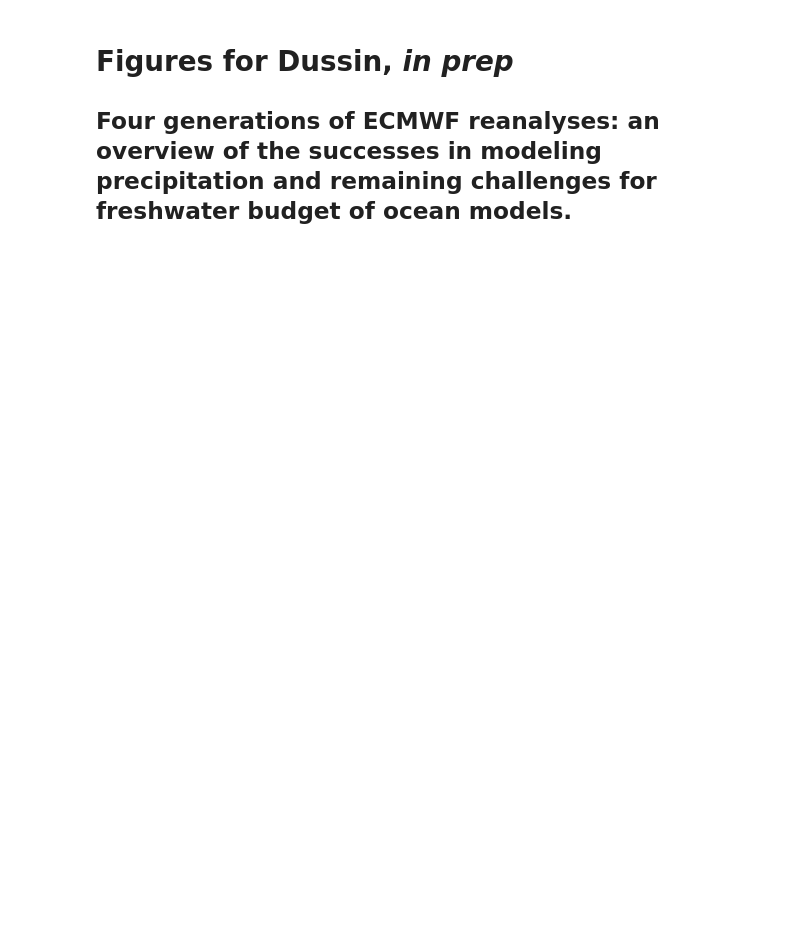
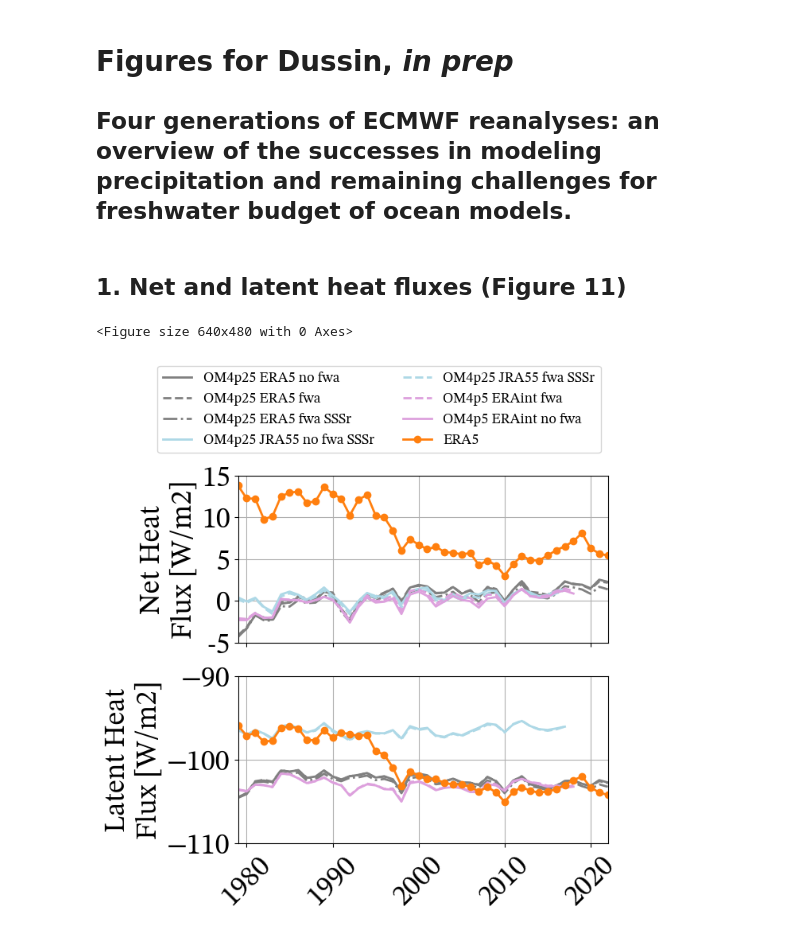
Before and after one commit to raphaeldussin/publications_material, a Jupyter notebook: Dussin_Freshwater_ECMWF_ERA5.ipynb, the cells around one changed output. Drawn from its saved outputs; the diff is of its cells as text; code cells hidden in the pictures; blank space fills up the shorter version.

```diff
--- a/Dussin_Freshwater_ECMWF_ERA5.ipynb
+++ b/Dussin_Freshwater_ECMWF_ERA5.ipynb
@@ -2,3 +2,80 @@
 # Figures for Dussin, *in prep*
 
 ## **Four generations of ECMWF reanalyses: an overview of the successes in modeling precipitation and remaining challenges for freshwater budget of ocean models.**
+# %% [markdown]
+## 1. Net and latent heat fluxes (Figure 11)
+# %%
+import cftime
+import numpy as np
+import xarray as xr
+import matplotlib.pyplot as plt
+
+use_stix = True
+
+if use_stix:
+    # replace with your own copy
+    dirstix = "/net2/rnd/dev/stixfonts/fonts/static_ttf"
+    import matplotlib.font_manager as font_manager
+    for font in font_manager.findSystemFonts(dirstix):
+        font_manager.fontManager.addfont(font)
+    # Set font family globally
+    plt.rcParams['font.family'] = 'STIX Two Text'
+
+# load data
+ts_era5 = xr.open_dataset("data_Dussin_Precips_ECMWF/timeserie_fluxes_ERA5.nc")
+ts_nofw = xr.open_dataset("data_Dussin_Precips_ECMWF/timeserie_fluxes_run_ERA5_nofw.nc")
+ts_fw = xr.open_dataset("data_Dussin_Precips_ECMWF/timeserie_fluxes_run_ERA5_fw.nc")
+ts_fw_rest = xr.open_dataset("data_Dussin_Precips_ECMWF/timeserie_fluxes_run_ERA_fw_rest.nc")
+ts_jra_nofw = xr.open_dataset("data_Dussin_Precips_ECMWF/timeserie_fluxes_run_JRA55_nofw.nc")
+ts_jra_fw = xr.open_dataset("data_Dussin_Precips_ECMWF/timeserie_fluxes_run_JRA55_fw.nc")
+ts_eraint_fw = xr.open_dataset("data_Dussin_Precips_ECMWF/timeserie_fluxes_run_ERAint_fw.nc")
+ts_eraint_nofw = xr.open_dataset("data_Dussin_Precips_ECMWF/timeserie_fluxes_run_ERAint_nofw.nc")
+
+ts_eraint_fw["time"] = xr.DataArray(np.arange(1979, 2018+1), dims="time")
+ts_eraint_nofw["time"] = xr.DataArray(np.arange(1979, 2018+1), dims="time")
+
+# plot
+plt.rcParams.update({"font.size": 26})
+kwargs=dict(linewidth=2)
+plt.figure()
+f, axs = plt.subplots(nrows=2, figsize=[6,6])
+ts_nofw["net"].plot(ax=axs[0], color="grey", linestyle="-", label="OM4p25 ERA5 no fwa", **kwargs)
+ts_fw["net"].plot(ax=axs[0], color="grey", linestyle="--", label="OM4p25 ERA5 fwa", **kwargs)
+ts_fw_rest["net"].plot(ax=axs[0], color="grey", linestyle="-.", label="OM4p25 ERA5 fwa SSSr", **kwargs)
+ts_jra_nofw["net"].plot(ax=axs[0], color="lightblue", linestyle="-", label="OM4p25 JRA55 no fwa SSSr", **kwargs)
+ts_jra_fw["net"].plot(ax=axs[0], color="lightblue", linestyle="--",  label="OM4p25 JRA55 fwa SSSr", **kwargs)
+ts_eraint_fw["ave_hfds"].plot(ax=axs[0], color="plum", linestyle="--",  label="OM4p5 ERAint fwa", **kwargs)
+ts_eraint_nofw["ave_hfds"].plot(ax=axs[0], color="plum", linestyle="-",  label="OM4p5 ERAint no fwa", **kwargs)
+ts_era5["net"].plot(ax=axs[0], color="tab:orange", marker="o", label="ERA5", **kwargs)
+axs[0].set_xlim([1979,2022])
+axs[0].set_ylim([-5,15])
+axs[0].grid()
+axs[0].set_xlabel("")
+axs[0].set_ylabel("Net Heat\nFlux [W/m2]")
+axs[0].set_xticks([1980,1990,2000,2010,2020],
+           ["", "", "", "", ""])
+axs[0].set_yticks([-5,0,5,10, 15],
+           [-5,0,5,10,15])
+
+axs[0].legend(bbox_to_anchor=[0.8, 1.5, 0.2, 0.2], fontsize=13, frameon=True, ncols=2)
+ts_nofw["latent"].plot(ax=axs[1], color="grey", linestyle="-", **kwargs)
+ts_fw["latent"].plot(ax=axs[1], color="grey", linestyle="--", **kwargs)
+ts_fw_rest["latent"].plot(ax=axs[1], color="grey", linestyle="-.", **kwargs)
+ts_jra_nofw["latent"].plot(ax=axs[1], color="lightblue", linestyle="-", **kwargs)
+ts_jra_fw["latent"].plot(ax=axs[1], color="lightblue", linestyle="--", **kwargs)
+ts_eraint_fw["ave_hflso"].plot(ax=axs[1], color="plum", linestyle="--",  label="OM4p5 ERAint fwa", **kwargs)
+ts_eraint_nofw["ave_hflso"].plot(ax=axs[1], color="plum", linestyle="-",  label="OM4p5 ERAint no fwa", **kwargs)
+ts_era5["latent"].plot(ax=axs[1], color="tab:orange", marker="o", **kwargs)
+
+axs[1].set_xlim([1979,2022])
+axs[1].set_ylim([-110,-90])
+axs[1].grid()
+axs[1].set_ylabel("Latent Heat\nFlux [W/m2]")
+axs[1].set_xticks([1980,1990,2000,2010,2020],
+           ["1980", "1990", "2000", "2010", "2020"], rotation=45)
+axs[1].set_xlabel("")
+plt.draw()
+plt.savefig("fig_net_latent_heat_flux.png", bbox_inches='tight')
+# %% [output]
+<Figure size 640x480 with 0 Axes>
+[figure, added]
```
Also changed, not shown: parts of 6 cells of this notebook, 8 other files.
